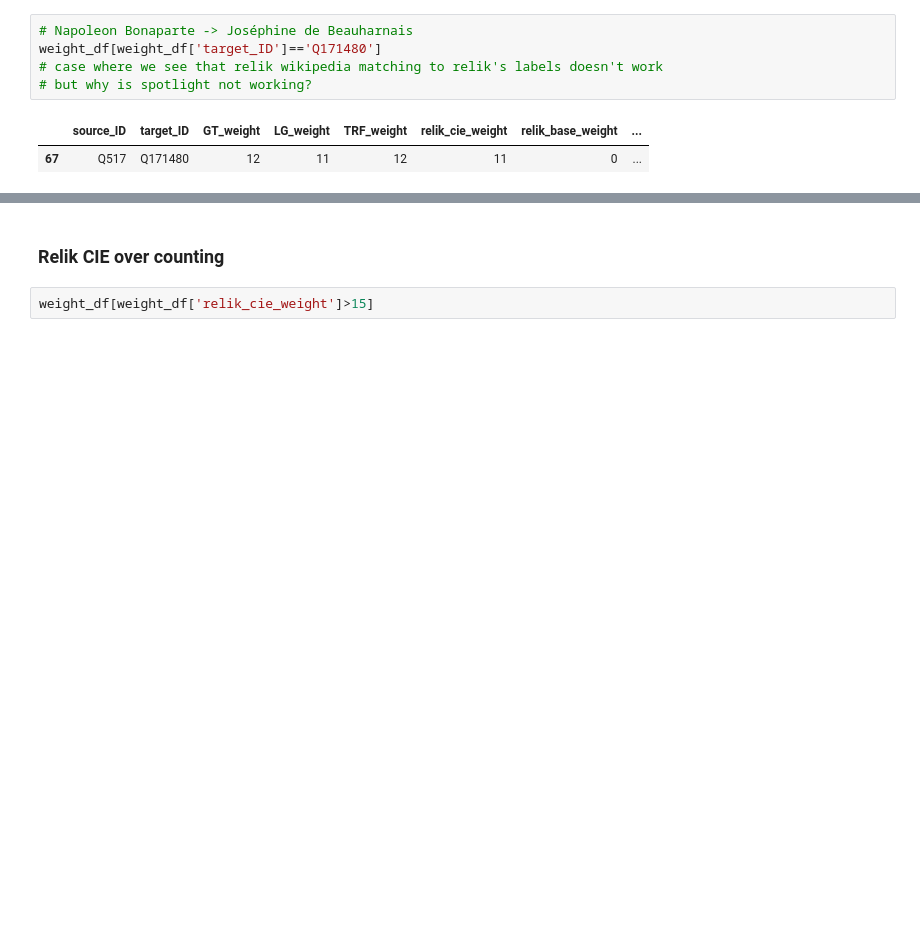
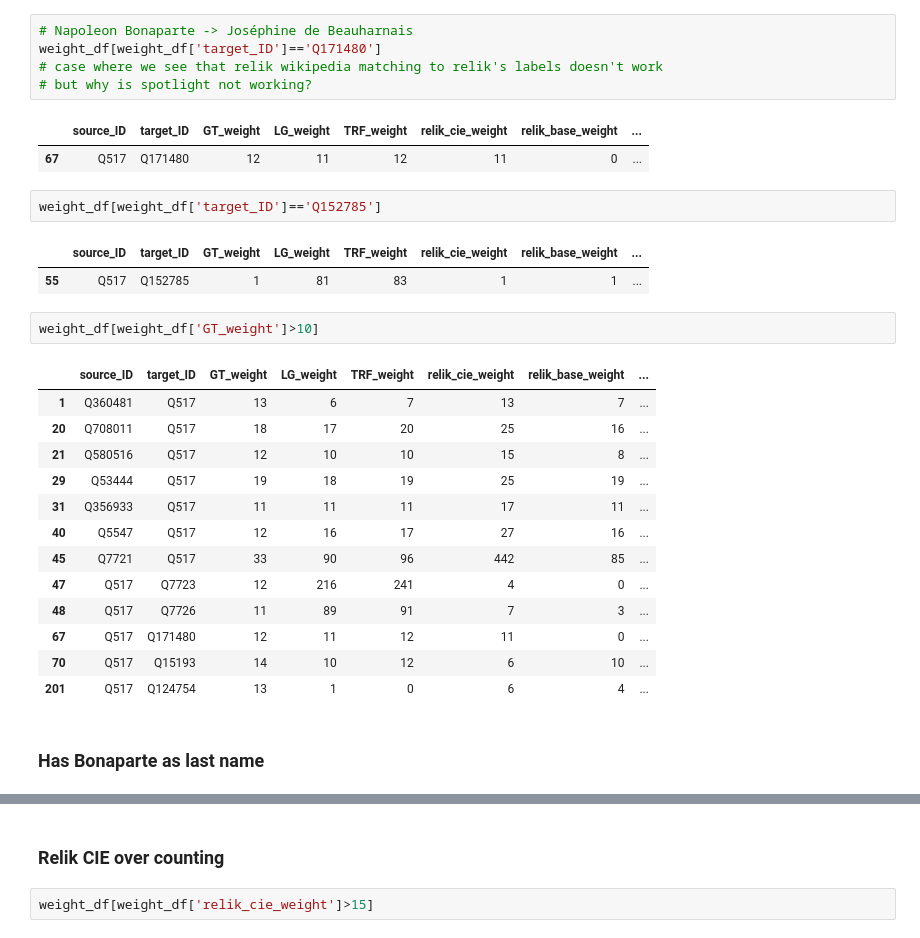
Before and after one commit to Karima-m/BSc_Project_Fall2026, a Jupyter notebook: notebooks/06_analysis.ipynb, the cells around one changed output, grey strips where cells are left out. Drawn from its saved outputs; the diff is of its cells as text; blank space fills up the shorter version.

```diff
--- a/notebooks/06_analysis.ipynb
+++ b/notebooks/06_analysis.ipynb
@@ -256,3 +335,26 @@ weight_df[weight_df['target_ID']=='Q171480']
 # %% [output]
 |  | source_ID | target_ID | GT_weight | LG_weight | TRF_weight | relik_cie_weight | relik_base_weight | ... |
 | 67 | Q517 | Q171480 | 12 | 11 | 12 | 11 | 0 | ... |
+# %%
+weight_df[weight_df['target_ID']=='Q152785']
+# %% [output]
+|  | source_ID | target_ID | GT_weight | LG_weight | TRF_weight | relik_cie_weight | relik_base_weight | ... |
+| 55 | Q517 | Q152785 | 1 | 81 | 83 | 1 | 1 | ... |
+# %%
+weight_df[weight_df['GT_weight']>10]
+# %% [output]
+|  | source_ID | target_ID | GT_weight | LG_weight | TRF_weight | relik_cie_weight | relik_base_weight | ... |
+| 1 | Q360481 | Q517 | 13 | 6 | 7 | 13 | 7 | ... |
+| 20 | Q708011 | Q517 | 18 | 17 | 20 | 25 | 16 | ... |
+| 21 | Q580516 | Q517 | 12 | 10 | 10 | 15 | 8 | ... |
+| 29 | Q53444 | Q517 | 19 | 18 | 19 | 25 | 19 | ... |
+| 31 | Q356933 | Q517 | 11 | 11 | 11 | 17 | 11 | ... |
+| 40 | Q5547 | Q517 | 12 | 16 | 17 | 27 | 16 | ... |
+| 45 | Q7721 | Q517 | 33 | 90 | 96 | 442 | 85 | ... |
+| 47 | Q517 | Q7723 | 12 | 216 | 241 | 4 | 0 | ... |
+| 48 | Q517 | Q7726 | 11 | 89 | 91 | 7 | 3 | ... |
+| 67 | Q517 | Q171480 | 12 | 11 | 12 | 11 | 0 | ... |
+| 70 | Q517 | Q15193 | 14 | 10 | 12 | 6 | 10 | ... |
+| 201 | Q517 | Q124754 | 13 | 1 | 0 | 6 | 4 | ... |
+# %% [markdown]
+### Has Bonaparte as last name
```
Also changed, not shown: parts of 16 cells of this notebook, 2 other files.
